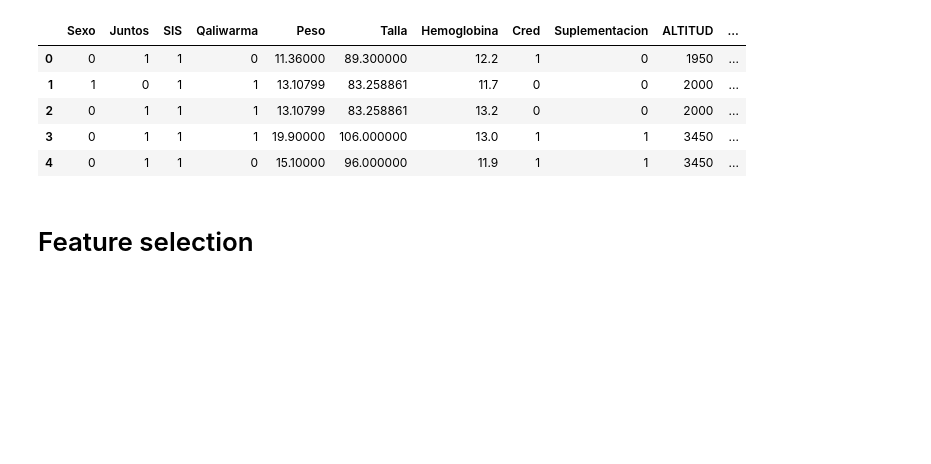
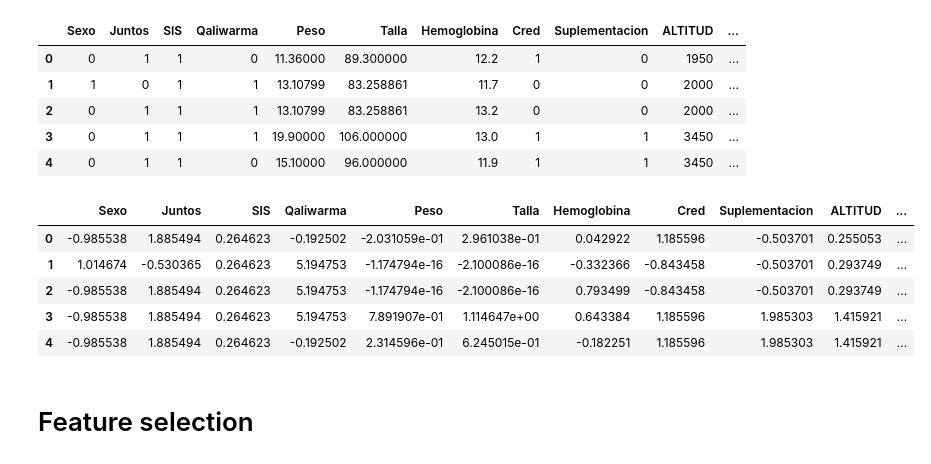
Before and after one commit to LuisSante/Anemia---Machine-Learning, a Jupyter notebook: IA_final.ipynb, the cells around one changed output. Drawn from its saved outputs; the diff is of its cells as text; code cells hidden in the pictures; blank space fills up the shorter version.

```diff
--- a/IA_final.ipynb
+++ b/IA_final.ipynb
@@ -132,6 +132,22 @@ df.head()
 | 2 | 0 | 1 | 1 | 1 | 13.10799 | 83.258861 | 13.2 | 0 | 0 | 2000 | ... |
 | 3 | 0 | 1 | 1 | 1 | 19.90000 | 106.000000 | 13.0 | 1 | 1 | 3450 | ... |
 | 4 | 0 | 1 | 1 | 0 | 15.10000 | 96.000000 | 11.9 | 1 | 1 | 3450 | ... |
+# %%
+# standardize the all data
+from sklearn.preprocessing import StandardScaler
+
+scaler = StandardScaler()
+df_scaled = scaler.fit_transform(df)
+df_scaled = pd.DataFrame(df_scaled, columns=df.columns)
+df = df_scaled
+df.head()
+# %% [output]
+|  | Sexo | Juntos | SIS | Qaliwarma | Peso | Talla | Hemoglobina | Cred | Suplementacion | ALTITUD | ... |
+| 0 | -0.985538 | 1.885494 | 0.264623 | -0.192502 | -2.031059e-01 | 2.961038e-01 | 0.042922 | 1.185596 | -0.503701 | 0.255053 | ... |
+| 1 | 1.014674 | -0.530365 | 0.264623 | 5.194753 | -1.174794e-16 | -2.100086e-16 | -0.332366 | -0.843458 | -0.503701 | 0.293749 | ... |
+| 2 | -0.985538 | 1.885494 | 0.264623 | 5.194753 | -1.174794e-16 | -2.100086e-16 | 0.793499 | -0.843458 | -0.503701 | 0.293749 | ... |
+| 3 | -0.985538 | 1.885494 | 0.264623 | 5.194753 | 7.891907e-01 | 1.114647e+00 | 0.643384 | 1.185596 | 1.985303 | 1.415921 | ... |
+| 4 | -0.985538 | 1.885494 | 0.264623 | -0.192502 | 2.314596e-01 | 6.245015e-01 | -0.182251 | 1.185596 | 1.985303 | 1.415921 | ... |
 # %% [markdown]
 # Feature selection
 # %% [markdown]
```
Also changed, not shown: parts of 1 cell of this notebook.
